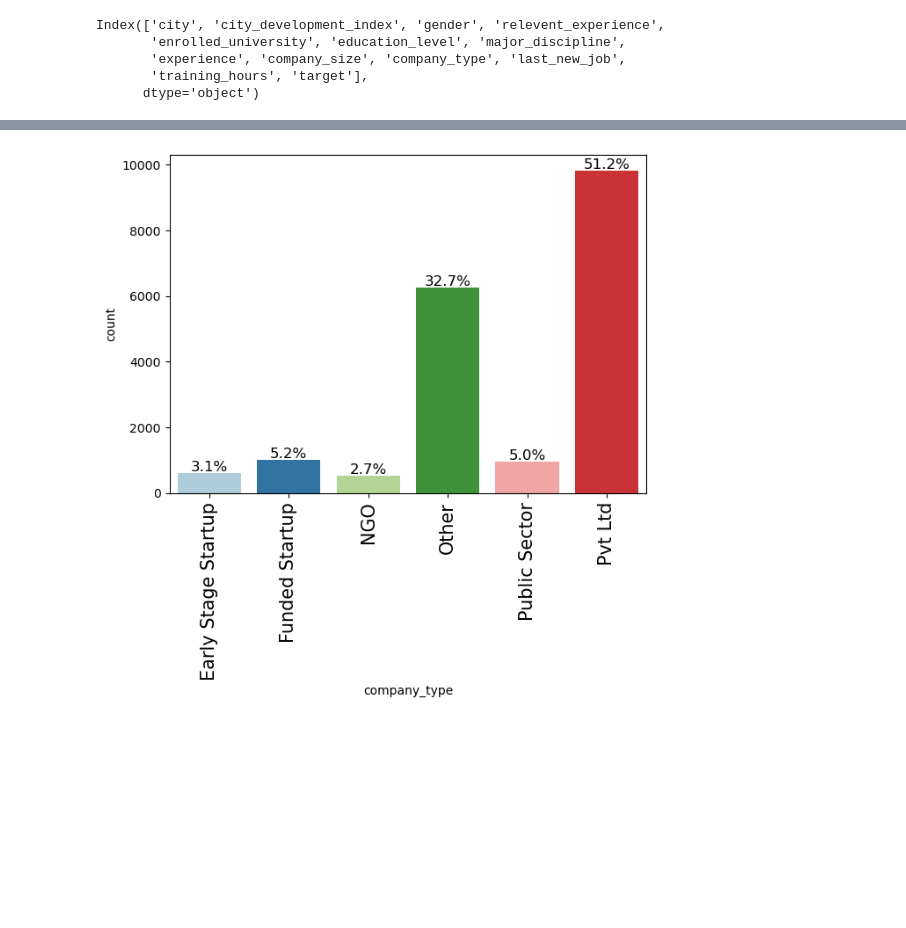
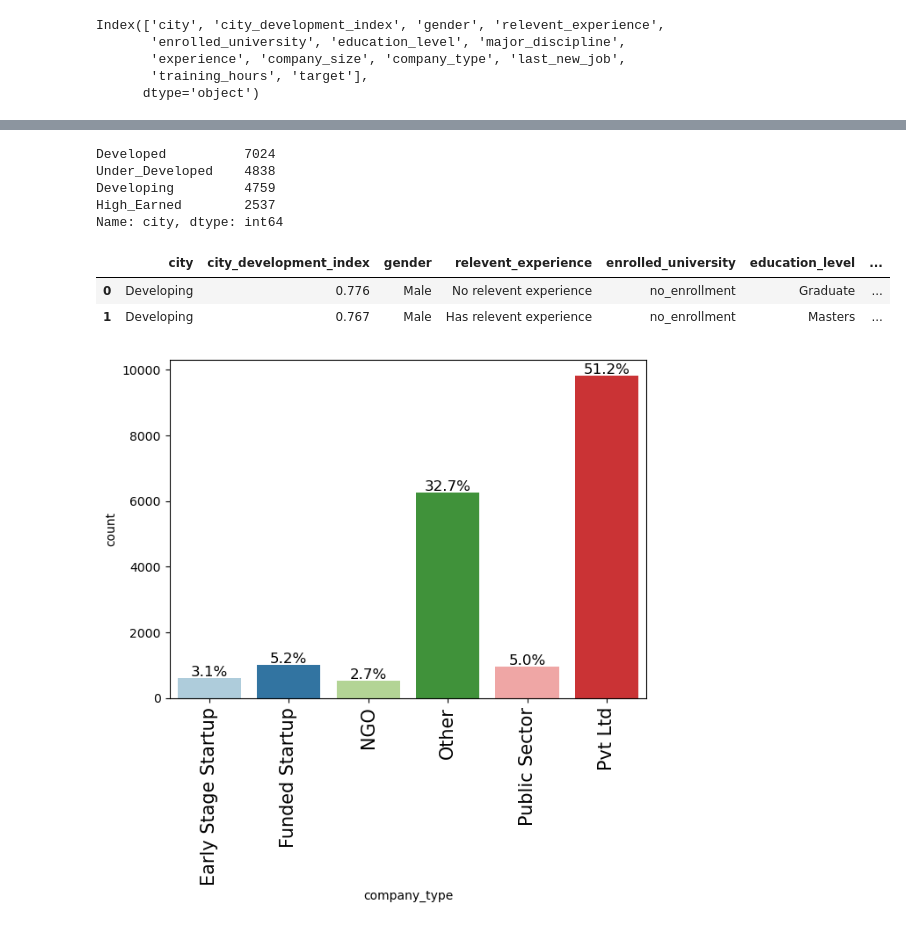
Before and after one commit to Nate73985/HR_Recruitment_Analysis, a Jupyter notebook: HR-Analytics.ipynb, the cells around one changed output, grey strips where cells are left out. Cells and saved outputs as stored; diff of their text form; code cells hidden in the pictures; blank space fills up the shorter version.

```diff
--- a/HR-Analytics.ipynb
+++ b/HR-Analytics.ipynb
@@ -178,0 +209,8 @@ Index(['city', 'city_development_index', 'gender', 'relevent_experience',
+# %%
+hr["city"].value_counts()
+# %% [output]
+Developed          7024
+Under_Developed    4838
+Developing         4759
+High_Earned        2537
+Name: city, dtype: int64
@@ -179,3 +219,9 @@ Index(['city', 'city_development_index', 'gender', 'relevent_experience',
+# %%
+hr.head(2)
+# %% [output]
+|  | city | city_development_index | gender | relevent_experience | enrolled_university | education_level | ... |
+| 0 | Developing | 0.776 | Male | No relevent experience | no_enrollment | Graduate | ... |
+| 1 | Developing | 0.767 | Male | Has relevent experience | no_enrollment | Masters | ... |
 # %%
 support.labeled_barplot(hr,"company_type",perc=True)
 # %% [output]
```
Also changed, not shown: parts of 32 cells of this notebook.
